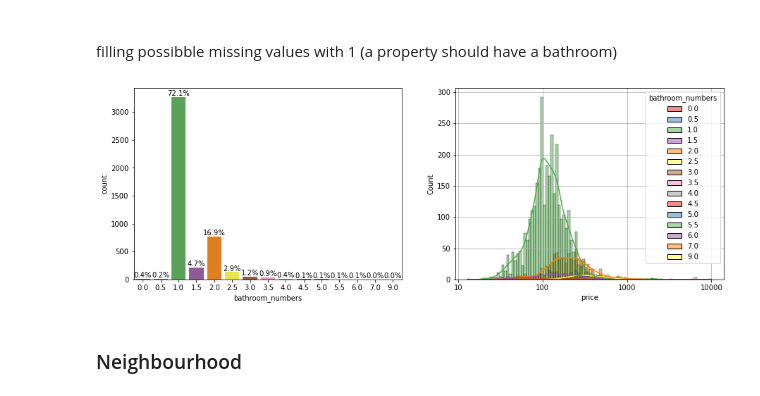
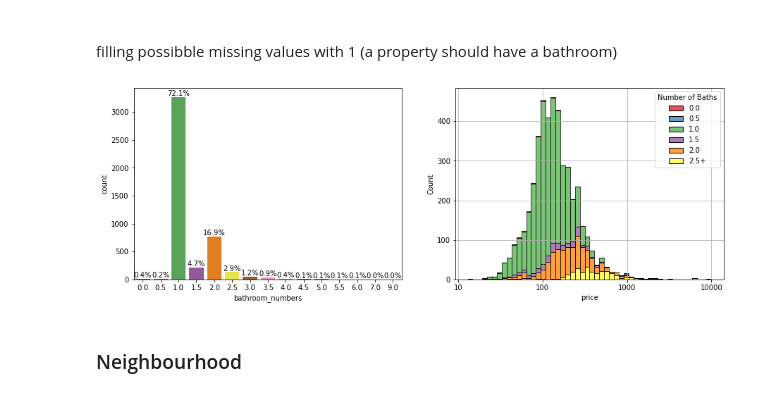
Before and after one commit to snejadi/Airbnb, a Jupyter notebook: Airbnb_analysis/Vancouver.ipynb, the cells around one changed output. Cells and saved outputs as stored; diff of their text form; code cells hidden in the pictures.

```diff
--- a/Airbnb_analysis/Vancouver.ipynb
+++ b/Airbnb_analysis/Vancouver.ipynb
@@ -264,20 +285,26 @@ df['bathroom_numbers'].fillna(1, inplace=True)
 # %%
 fig, axes = plt.subplots(1, 2, figsize=(15, 5))
 
 axes0 = sns.countplot(data=df, x=df.bathroom_numbers, palette='Set1', ax=axes[0])
 for p in axes0.patches:
     x=p.get_bbox().get_points()[:,0]
     y=p.get_bbox().get_points()[1,1]
     axes0.annotate('{:.1f}%'.format(100.*y/len(df)), (x.mean(), y),
             ha='center', va='bottom', rotation=0)
 
-axes1 = sns.histplot(data=df, x=np.log10(df['price']), bins=100, kde=True, hue=df.bathroom_numbers, palette='Set1'
-                     , ax=axes[1])
+cutoff = 2.5
+axes1 = sns.histplot(data=df, x=np.log10(df['price']), bins=50, kde=False, multiple='stack', palette='Set1'
+                     , hue=df['bathroom_numbers'].where(df['bathroom_numbers'] <= cutoff, cutoff), ax=axes[1])
+# Modify legend, to add f'{cutoff}+'
+legend = axes1.get_legend()
+handles = legend.legendHandles
+legend.remove()
+axes1.legend(handles, list(np.arange(0,cutoff,0.5)) + [f'{cutoff}+'], title='Number of Baths')
 axes1.set_xticks(range(1,5));
 axes1.set_xticklabels([10,100,1000,10000]);
 axes1.grid()
 # %% [output]
-[figure, old version]
+[figure, new version]
 # %% [markdown]
 ### Neighbourhood
 # %%
```
Also changed, not shown: parts of 6 cells of this notebook, 1 other file.
